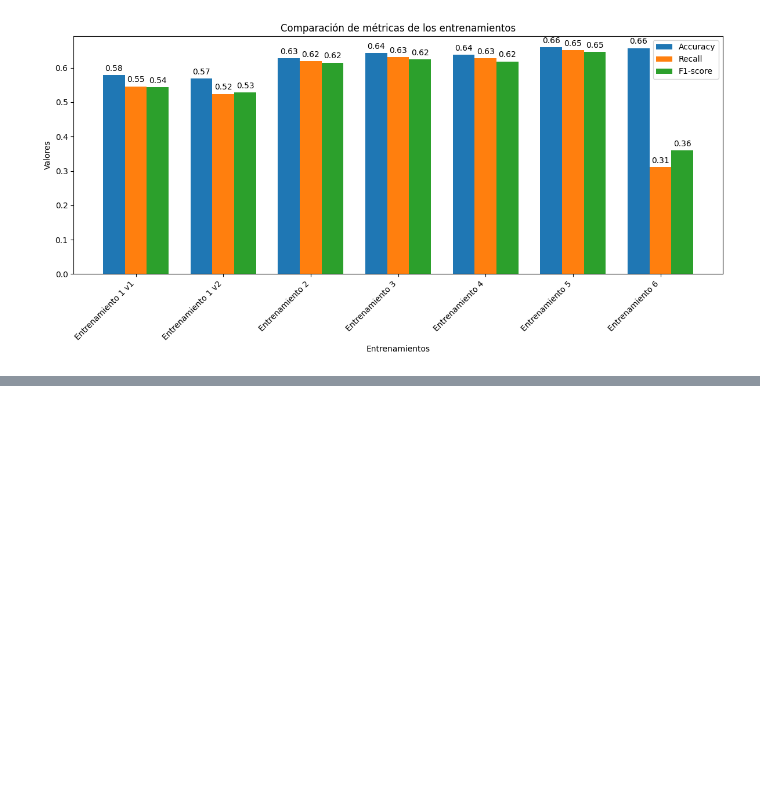
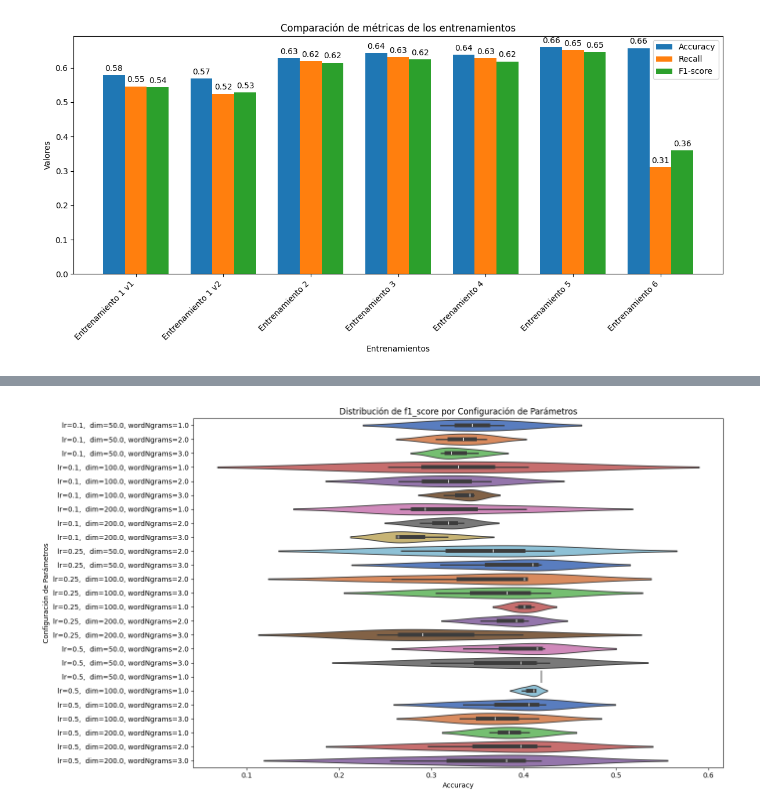
Before and after one commit to guidooooo/mcdaa-introCd, a Jupyter notebook: Tarea_2/Practico2-Entrenamientos.ipynb, the cells around one changed output, grey strips where cells are left out. Saved outputs shown, nothing was run; the diff lists cells and outputs as text; code cells hidden in the pictures; blank space fills up the shorter version.

```diff
--- a/Tarea_2/Practico2-Entrenamientos.ipynb
+++ b/Tarea_2/Practico2-Entrenamientos.ipynb
@@ -1615,0 +1848,23 @@ f1-score en el conjunto de prueba: 0.35947712418300654
+# %%
+# Convertir los resultados a un DataFrame
+df_results = pd.DataFrame(results)
+
+# Comprobar que todos los valores de accuracy están en el rango de 0 a 1
+assert df_results['f1_score'].between(0, 1).all(), "Existen valores de f1_score fuera del rango [0, 1]"
+
+# Crear una nueva columna para etiquetas
+df_results['label'] = df_results.apply(lambda row: f"lr={row['lr']},  dim={row['dim']}, wordNgrams={row['wordNgrams']}", axis=1)
+
+# Crear el gráfico de violín con parámetros actualizados
+plt.figure(figsize=(14, 8))
+sns.violinplot(x='f1_score', y='label', data=df_results, density_norm='width', inner="box", hue='label', legend=False, palette="muted")
+
+# Añadir título y etiquetas
+plt.title('Distribución de f1_score por Configuración de Parámetros')
+plt.xlabel('Accuracy')
+plt.ylabel('Configuración de Parámetros')
+plt.tight_layout()
+
+plt.show()
+# %% [output]
+[figure, added]
```
Also changed, not shown: parts of 8 cells of this notebook.
